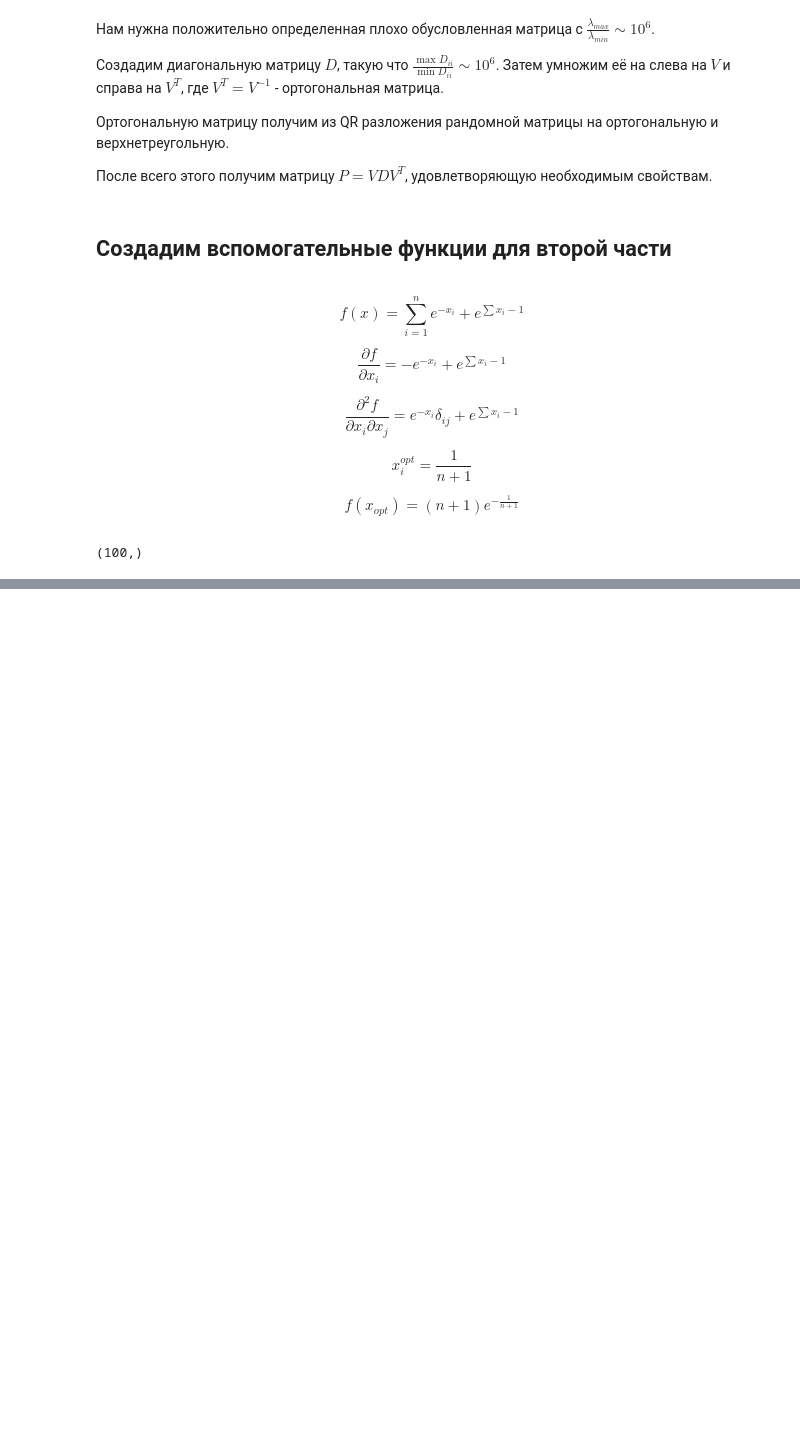
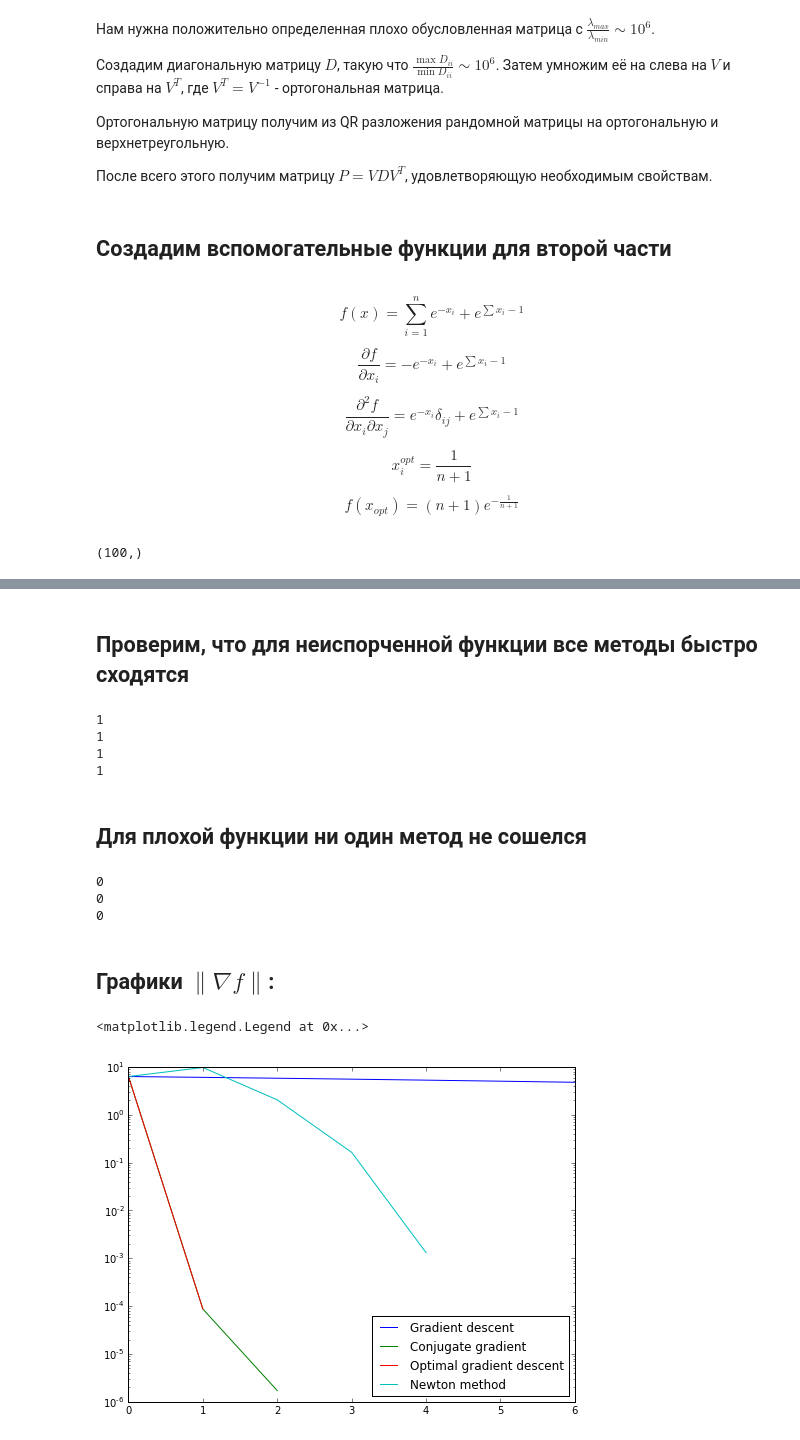
Before and after one commit to dmitriyshad/optimization_methods, a Jupyter notebook: Zadanie_2.ipynb, the cells around one changed output, grey strips where cells are left out. Drawn from its saved outputs; the diff is of its cells as text; code cells hidden in the pictures; blank space fills up the shorter version.

```diff
--- a/Zadanie_2.ipynb
+++ b/Zadanie_2.ipynb
@@ -179,23 +213,35 @@ def optimal_gradient_descent(max_time=10, x0=x, func=func, x_true=x_true, f_true
 # %% [markdown]
 ## Метод Ньютона
 # %%
-def newton_method(max_time=10, x0=x, func=func, x_true=x_true, f_true=f_true, grad_func=grad_func, hess_func=hess_func, check_difference=check_difference, tol=10**(-8)):
+def newton_method(max_time=10,
+                  x0=x,
+                  func=func,
+                  x_true=x_true,
+                  f_true=f_true,
+                  grad_func=grad_func,
+                  hess_func=hess_func,
+                  check_difference=check_difference,
+                  tol=10**(-8)):
     start = time.time()
+    log_f = list()
+    log_grad_f = list()
     x = np.array(x0)
     i = 0
     while True:
         stats = check_difference(func, grad_func, f_true, x, x_true)
         if (i % 10 == 0):
             if (time.time() - start > max_time):
-                return [0, x, i, stats[2], stats[0], stats[1]]
+                return [0, x, i, stats[2], stats[0], stats[1], log_f, log_grad_f]
         if (stats[2] < tol):
-            return [1, x, i, stats[2], stats[0], stats[1]]
+            return [1, x, i, stats[2], stats[0], stats[1], log_f, log_grad_f]
         micro_step = 0.001
         S = grad_func(x)
         H = hess_func(x)
         res = H.I * np.matrix(S).T
         x -= np.asarray(res).ravel()
         i += 1
+        log_f.append(stats[1])
+        log_grad_f.append(stats[2])
 # %% [markdown]
 ## Напишем тестирующую функцию, принимающую максимальное время работы и подбирающую максимальную размерность, с которой метод еще может справиться.
 # %%
@@ -384,0 +478,41 @@ print conjugate_gradient(x2, bad_func2, bad_x2_opt, bad_func2_opt, bad_grad_func
+# %% [markdown]
+## Проверим, что для неиспорченной функции все методы быстро сходятся
+# %%
+conj_2 = conjugate_gradient(10, x2, func2, opt_x(100), opt_func2(100), grad_func2, hess_func2, check_difference, 10 ** (-6))
+print conj_2[0]
+grad_2 = gradient_descent(10, x2, func2, opt_x(100), opt_func2(100), grad_func2, hess_func2, check_difference, 10 ** (-6))
+print grad_2[0]
+opt_2 = optimal_gradient_descent(10, x2, func2, opt_x(100), opt_func2(100), grad_func2, hess_func2, check_difference, 10 ** (-6))
+print opt_2[0]
+new_2 = newton_method(10, x2, func2, opt_x(100), opt_func2(100), grad_func2, hess_func2, check_difference, 10 ** (-6))
+print new_2[0]
+# %% [output]
+1
+1
+1
+1
+# %% [markdown]
+## Для плохой функции ни один метод не сошелся
+# %%
+bad_conj_2 = conjugate_gradient(10, x2, bad_func2, bad_x2_opt, bad_func2_opt, bad_grad_func2, False, check_difference, 10 ** (-6))
+print bad_conj_2[0]
+bad_grad_2 = gradient_descent(10, x2, bad_func2, bad_x2_opt, bad_func2_opt, bad_grad_func2, False, check_difference, 10 ** (-6))
+print bad_grad_2[0]
+bad_opt_2 = optimal_gradient_descent(10, x2, bad_func2, bad_x2_opt, bad_func2_opt, bad_grad_func2, False, check_difference, 10 ** (-6))
+print bad_opt_2[0]
+# %% [output]
+0
+0
+0
+# %% [markdown]
+## Графики $\|\nabla f\|$:
+# %%
+plt.figure(figsize=(8, 6))
+plt.semilogy(grad_2[7][:7], label='Gradient descent')
+plt.semilogy(conj_2[7], label='Conjugate gradient')
+plt.semilogy(opt_2[7], label='Optimal gradient descent')
+plt.semilogy(new_2[7], label='Newton method')
+plt.legend(loc='best')
+# %% [output]
+<matplotlib.legend.Legend at 0x...>
+[figure, added]
```
Also changed, not shown: parts of 38 cells of this notebook.
